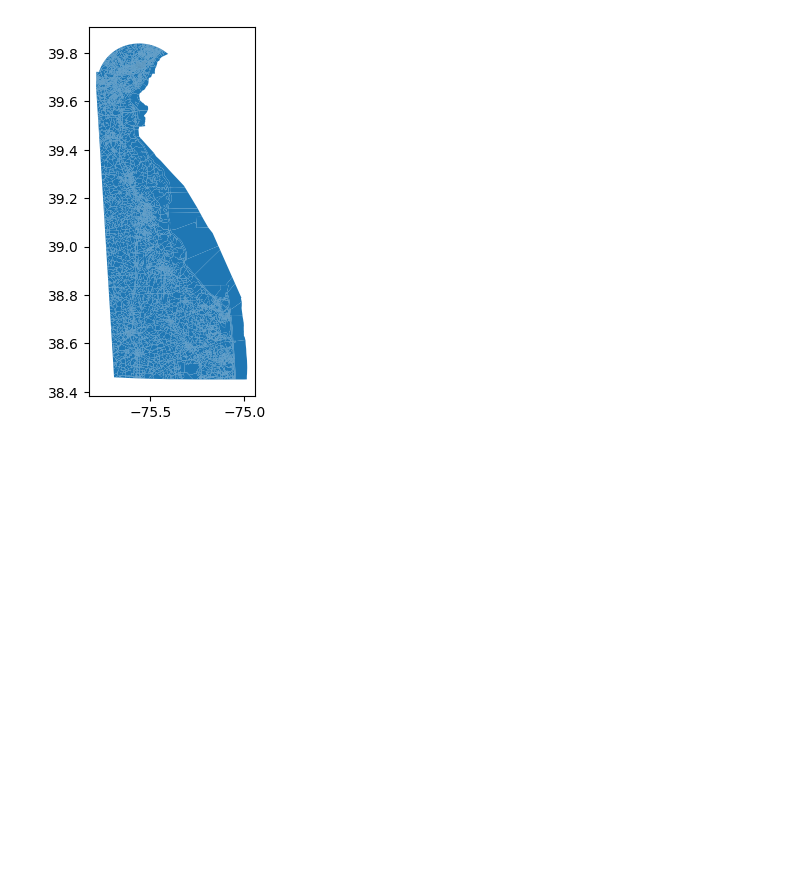
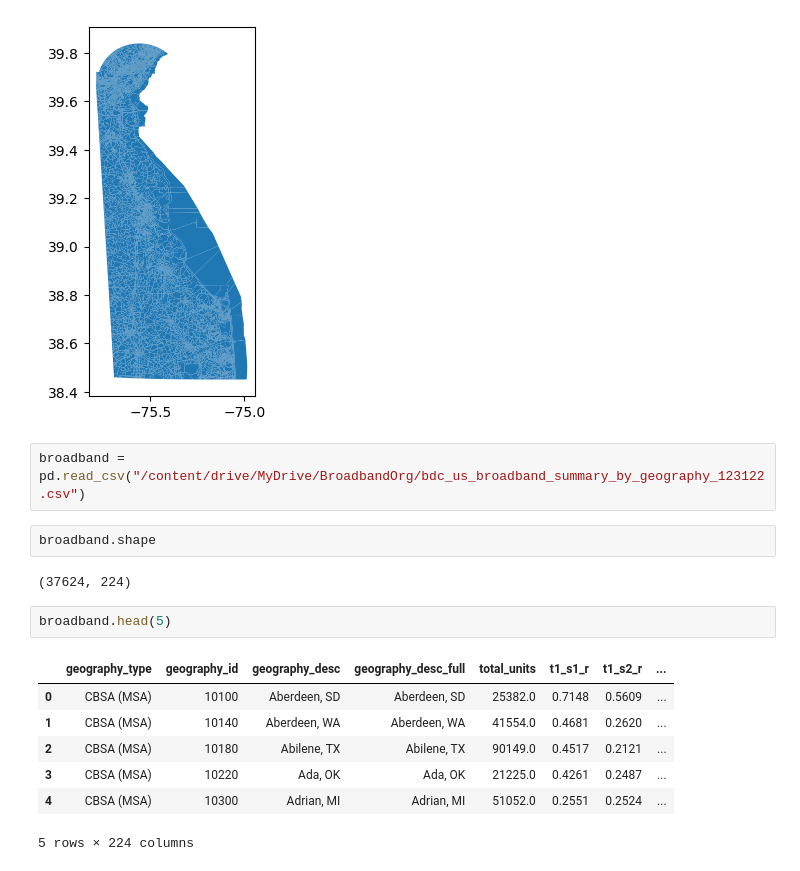
Before and after one commit to ReidelVichot/DE_CAI_broadband, a Jupyter notebook: MergingDataset.ipynb, the cells around one changed output. Saved outputs shown, nothing was run; the diff lists cells and outputs as text; blank space fills up the shorter version.

```diff
--- a/MergingDataset.ipynb
+++ b/MergingDataset.ipynb
@@ -149,3 +159,19 @@ ct.plot()
 # %% [output]
 <Axes: >
 [figure]
+# %%
+broadband = pd.read_csv("/content/drive/MyDrive/BroadbandOrg/bdc_us_broadband_summary_by_geography_123122.csv")
+# %%
+broadband.shape
+# %% [output]
+(37624, 224)
+# %%
+broadband.head(5)
+# %% [output]
+|  | geography_type | geography_id | geography_desc | geography_desc_full | total_units | t1_s1_r | t1_s2_r | ... |
+| 0 | CBSA (MSA) | 10100 | Aberdeen, SD | Aberdeen, SD | 25382.0 | 0.7148 | 0.5609 | ... |
+| 1 | CBSA (MSA) | 10140 | Aberdeen, WA | Aberdeen, WA | 41554.0 | 0.4681 | 0.2620 | ... |
+| 2 | CBSA (MSA) | 10180 | Abilene, TX | Abilene, TX | 90149.0 | 0.4517 | 0.2121 | ... |
+| 3 | CBSA (MSA) | 10220 | Ada, OK | Ada, OK | 21225.0 | 0.4261 | 0.2487 | ... |
+| 4 | CBSA (MSA) | 10300 | Adrian, MI | Adrian, MI | 51052.0 | 0.2551 | 0.2524 | ... |
+5 rows × 224 columns
```
Also changed, not shown: parts of 6 cells of this notebook.
